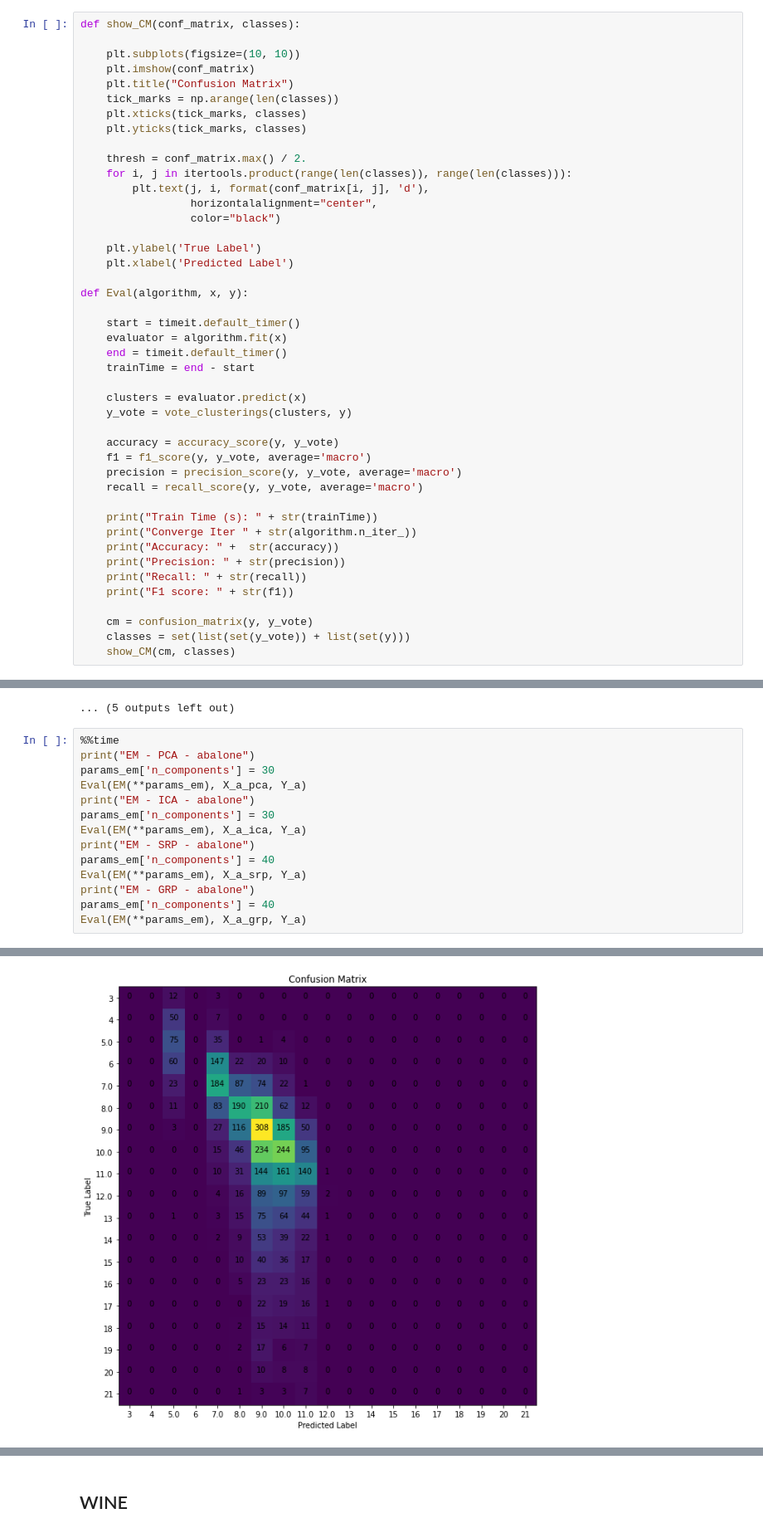
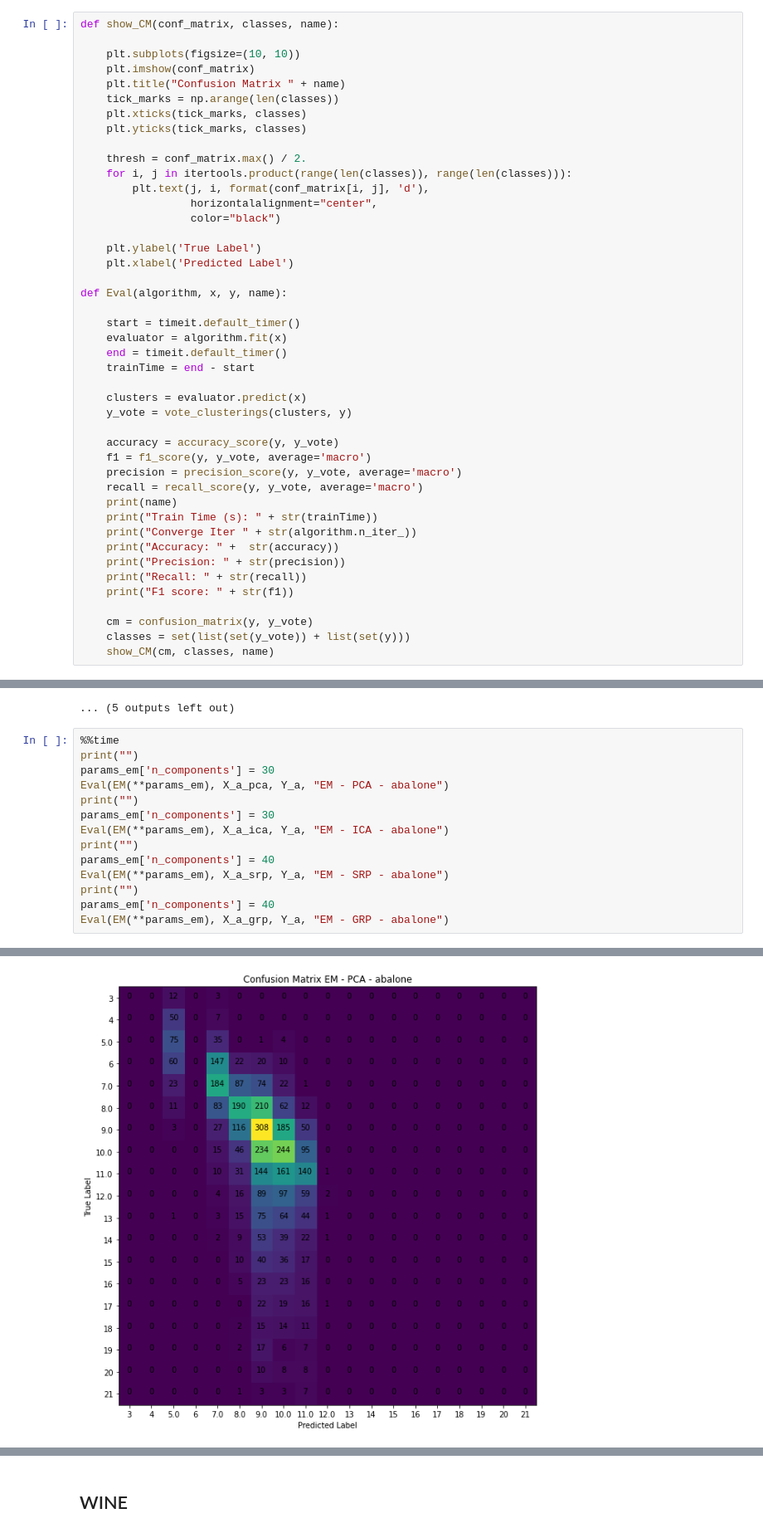
Before and after one commit to TheodoreNguyen/CS7641, a Jupyter notebook: proj3/proj3.ipynb, the cells around one changed output, grey strips where cells are left out. Shown at 83% size. Saved outputs shown, nothing was run; the diff lists cells and outputs as text.

```diff
--- a/proj3/proj3.ipynb
+++ b/proj3/proj3.ipynb
@@ -504,11 +504,11 @@ From Using Elbow method on Silhouette score,
 
     Using Num dist = 7 and 40 for EM on the Abalone and Wine datasets, respectively.
 # %%
-def show_CM(conf_matrix, classes):
+def show_CM(conf_matrix, classes, name):
 
     plt.subplots(figsize=(10, 10))
     plt.imshow(conf_matrix)
-    plt.title("Confusion Matrix")
+    plt.title("Confusion Matrix " + name)
     tick_marks = np.arange(len(classes))
     plt.xticks(tick_marks, classes)
     plt.yticks(tick_marks, classes)
@@ -522,7 +522,7 @@ def show_CM(conf_matrix, classes):
     plt.ylabel('True Label')
     plt.xlabel('Predicted Label')
 
-def Eval(algorithm, x, y):
+def Eval(algorithm, x, y, name):
 
     start = timeit.default_timer()
     evaluator = algorithm.fit(x)
@@ -536,7 +536,7 @@ def Eval(algorithm, x, y):
     f1 = f1_score(y, y_vote, average='macro')
     precision = precision_score(y, y_vote, average='macro')
     recall = recall_score(y, y_vote, average='macro')
-
+    print(name)
     print("Train Time (s): " + str(trainTime))
     print("Converge Iter " + str(algorithm.n_iter_))
     print("Accuracy: " +  str(accuracy))
@@ -546,7 +546,7 @@ def Eval(algorithm, x, y):
 
     cm = confusion_matrix(y, y_vote)
     classes = set(list(set(y_vote)) + list(set(y)))
-    show_CM(cm, classes)
+    show_CM(cm, classes, name)
 # %% [markdown]
 ## Eval on best param
 # %%
@@ -873,17 +877,17 @@ plot_iterator(em_a_grp[0], 'Num Distributions', 'EM', 'Abalone GRP') # 40
 ... (5 outputs left out)
 # %%
 %%time
-print("EM - PCA - abalone")
+print("")
 params_em['n_components'] = 30
-Eval(EM(**params_em), X_a_pca, Y_a)
-print("EM - ICA - abalone")
+Eval(EM(**params_em), X_a_pca, Y_a, "EM - PCA - abalone")
+print("")
 params_em['n_components'] = 30
-Eval(EM(**params_em), X_a_ica, Y_a)
-print("EM - SRP - abalone")
+Eval(EM(**params_em), X_a_ica, Y_a, "EM - ICA - abalone")
+print("")
 params_em['n_components'] = 40
-Eval(EM(**params_em), X_a_srp, Y_a)
-print("EM - GRP - abalone")
+Eval(EM(**params_em), X_a_srp, Y_a, "EM - SRP - abalone")
+print("")
 params_em['n_components'] = 40
-Eval(EM(**params_em), X_a_grp, Y_a)
+Eval(EM(**params_em), X_a_grp, Y_a, "EM - GRP - abalone")
 # %% [output]
 EM - PCA - abalone
@@ -906 +910 @@ Wall time: 1.45 s
-[figure, old version]
+[figure, new version]
```
Also changed, not shown: parts of 9 cells of this notebook.
